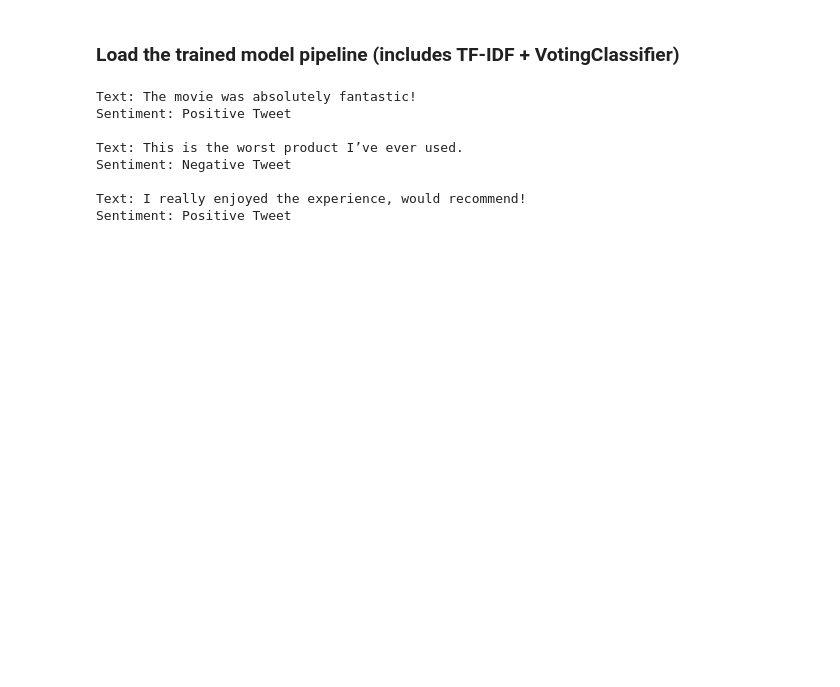
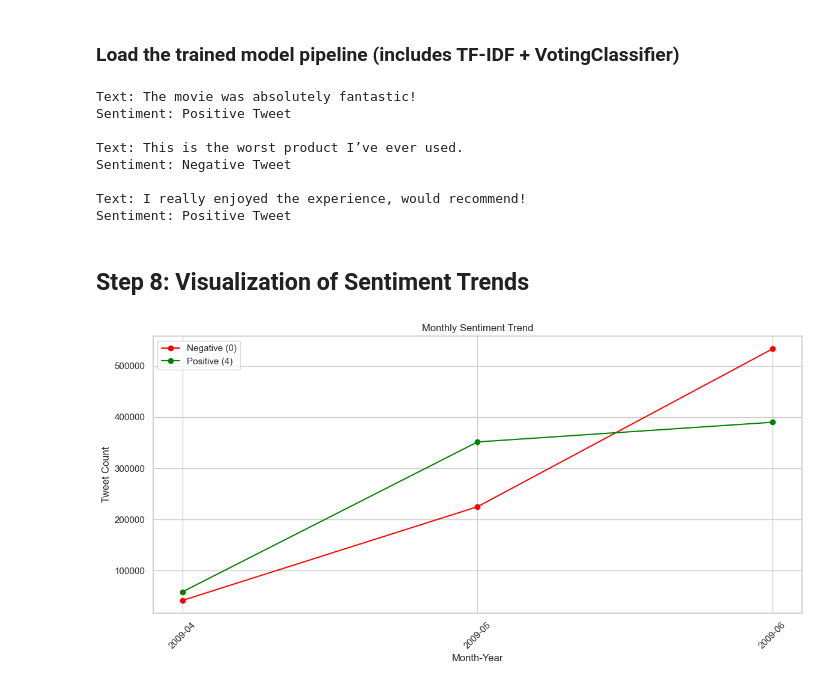
Before and after one commit to RevanasiddaNK/Twitter-Sentimental-Analysis, a Jupyter notebook: train_model.ipynb, the cells around one changed output. Drawn from its saved outputs; the diff is of its cells as text; code cells hidden in the pictures; blank space fills up the shorter version.

Commit message:
Add sentiment trend visualization (Monthly Positive vs Negative tweets)

```diff
--- a/train_model.ipynb
+++ b/train_model.ipynb
@@ -226,0 +220,36 @@ Sentiment: Positive Tweet
+# %% [markdown]
+## Step 8: Visualization of Sentiment Trends
+# %%
+import pandas as pd
+import matplotlib.pyplot as plt
+
+# Load your dataset (update filename and column names as needed)
+df = pd.read_csv('../twitter_data_cleaned.csv', encoding = 'ISO-8859-1')
+
+# Ensure 'date' column is in datetime format
+df['date'] = pd.to_datetime(df['date'])  # Make sure the column name matches your dataset
+
+# Create a new column for month and year
+df['month_year'] = df['date'].dt.to_period('M').astype(str)
+
+# Filter sentiment counts
+monthly_counts = df.groupby(['month_year', 'target']).size().unstack(fill_value=0).sort_index()
+
+# Extract months and counts
+months = monthly_counts.index.tolist()
+neg_counts = monthly_counts.get(0, pd.Series([0]*len(months))).tolist()  # Sentiment = 0 (Negative)
+pos_counts = monthly_counts.get(4, pd.Series([0]*len(months))).tolist()  # Sentiment = 4 (Positive)
+
+# Plotting
+plt.figure(figsize=(12, 6))
+plt.plot(months, neg_counts, color='red', marker='o', label='Negative (0)')
+plt.plot(months, pos_counts, color='green', marker='o', label='Positive (4)')
+plt.title('Monthly Sentiment Trend')
+plt.xlabel('Month-Year')
+plt.ylabel('Tweet Count')
+plt.xticks(rotation=45)
+plt.legend()
+plt.tight_layout()
+plt.show()
+# %% [output]
+[figure, added]
```
Also changed, not shown: parts of 4 cells of this notebook, 1 other file.
